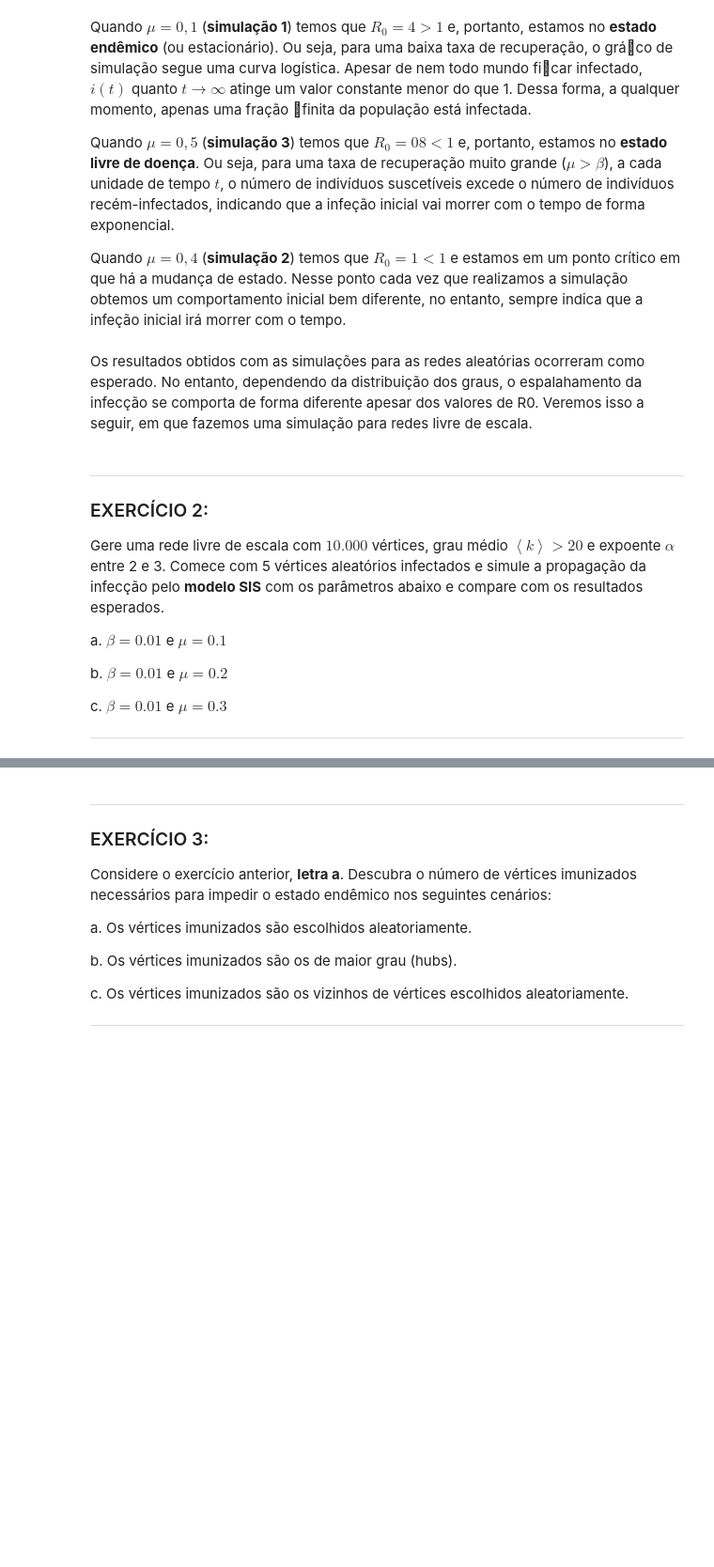
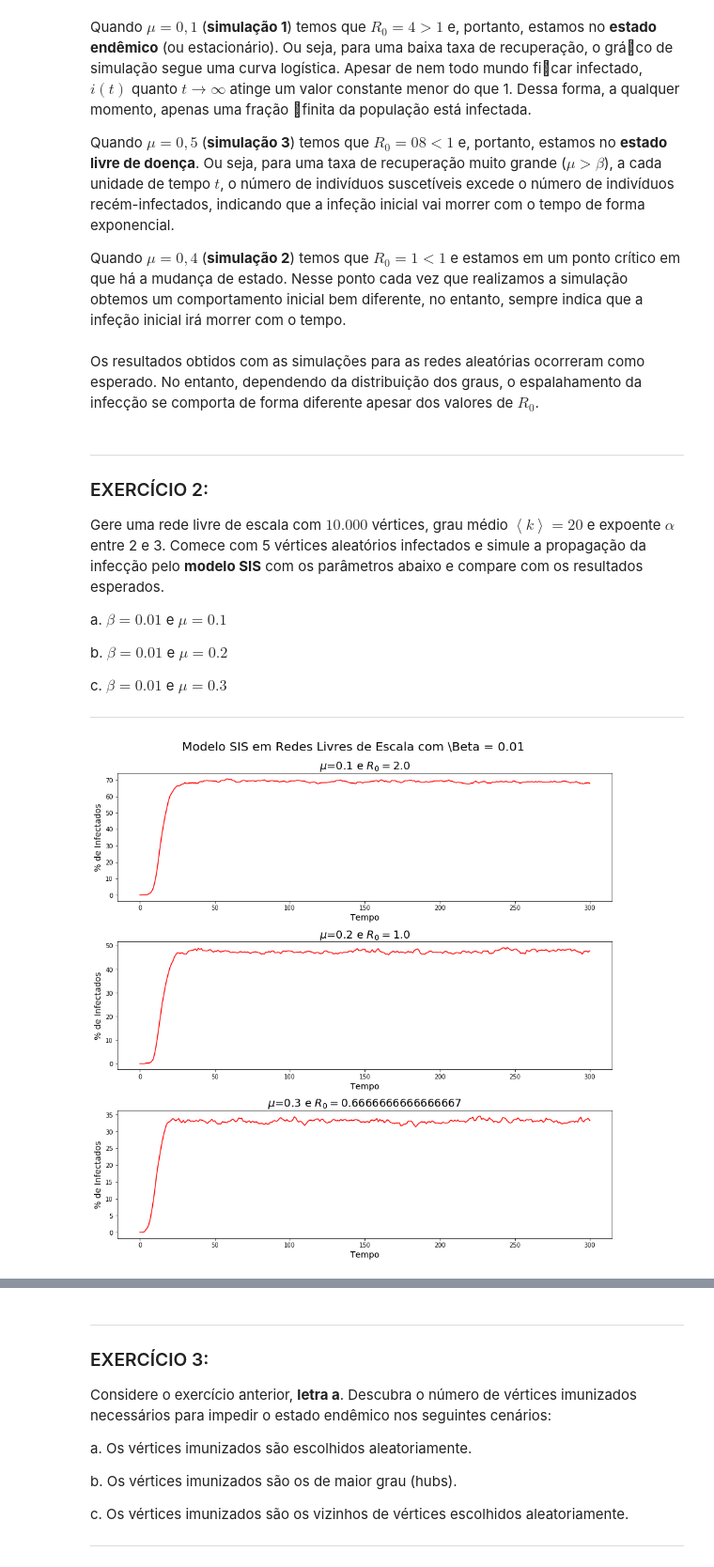
Before and after one commit to anacwagner/FGV_EMAp_Mestrado, a Jupyter notebook: Redes-Complexas-2019/Trabalho Redes - Respostas.ipynb, the cells around one changed output, grey strips where cells are left out. Shown at 94% size. Cells and saved outputs as stored; diff of their text form; code cells hidden in the pictures; blank space fills up the shorter version.

```diff
--- a/Redes-Complexas-2019/Trabalho Redes - Respostas.ipynb
+++ b/Redes-Complexas-2019/Trabalho Redes - Respostas.ipynb
@@ -515,14 +515,14 @@ def RandomGraph(N, k):
     return G
 # %%
 N = 10000
-G = nx.Graph()
-G.add_edges_from(RandomGraph(N, 20))
+RG = nx.Graph()
+RG.add_edges_from(RandomGraph(N, 20))
 # %%
 beta = 0.02
 time = 300
-G1,T1 = SIS(G, beta, 0.1, time)
-G2,T2 = SIS(G, beta, 0.4, time)
-G3,T3 = SIS(G, beta, 0.5, time)
+G1,T1 = SIS(RG, beta, 0.1, time)
+G2,T2 = SIS(RG, beta, 0.4, time)
+G3,T3 = SIS(RG, beta, 0.5, time)
 
 pickle.dump([G,G1,T1,G2,T2,G3,T3], open("Redes/SIS_Random.p", "wb"))
 #[G,G1,T1,G2,T2,G3,T3] = pickle.load(open("Redes/SIS_Random.p", "rb" ))
@@ -554,12 +554,12 @@ Quando $\mu = 0,5$ (**simulação 3**) temos que $R_0 = 08 < 1$ e, portanto, est
 
 Quando $\mu = 0,4$ (**simulação 2**) temos que $R_0 = 1 < 1$ e estamos em um ponto crítico em que há a mudança de estado. Nesse ponto cada vez que realizamos a simulação obtemos um comportamento inicial bem diferente, no entanto, sempre indica que a infeção inicial irá morrer com o tempo.
 # %% [markdown]
-Os resultados obtidos com as simulações para as redes aleatórias ocorreram como esperado. No entanto, dependendo da distribuição dos graus, o espalahamento da infecção se comporta de forma diferente apesar dos valores de R0. Veremos isso a seguir, em que fazemos uma simulação para redes livre de escala.
+Os resultados obtidos com as simulações para as redes aleatórias ocorreram como esperado. No entanto, dependendo da distribuição dos graus, o espalahamento da infecção se comporta de forma diferente apesar dos valores de $R_0$.
 # %% [markdown]
 ___
 ### EXERCÍCIO 2:
 
-Gere uma rede livre de escala com $10.000$ vértices, grau médio $\left \langle k \right \rangle > 20$ e expoente $\alpha$ entre 2 e 3. Comece com 5 vértices aleatórios infectados e simule a propagação da infecção pelo **modelo SIS** com os parâmetros abaixo e compare com os resultados esperados.
+Gere uma rede livre de escala com $10.000$ vértices, grau médio $\left \langle k \right \rangle = 20$ e expoente $\alpha$ entre 2 e 3. Comece com 5 vértices aleatórios infectados e simule a propagação da infecção pelo **modelo SIS** com os parâmetros abaixo e compare com os resultados esperados.
 
 a. $\beta=0.01$ e $\mu=0.1$
 
@@ -569,0 +602,28 @@ ___
+# %%
+N = 10000
+SFG = nx.Graph()
+alpha = 2.5
+SFG.add_edges_from(ScaleFreeGraph(N, 20, alpha))
+# %%
+beta = 0.01
+time = 300
+#G4,T4 = SIS(SFG, beta, 0.1, time)
+#G5,T5 = SIS(SFG, beta, 0.2, time)
+#G6,T6 = SIS(SFG, beta, 0.3, time)
+
+#pickle.dump([SFG,G4,T4,G5,T5,G6,T6], open("Redes/SIS_ScaleFree.p", "wb"))
+[G,G1,T1,G2,T2,G3,T3] = pickle.load(open("Redes/SIS_ScaleFree.p", "rb" ))
+# %%
+fig, axs = plt.subplots(3,1, figsize=(12, 12), constrained_layout=True)
+fig.suptitle('Modelo SIS em Redes Livres de Escala com \Beta = 0.01', fontsize=20)
+T = [T4,T5,T6]
+mu = [0.1,0.2,0.3]
+#axs = axs.ravel()
+for i in range(3):
+    ro = beta*20/mu[i]
+    axs[i].plot([j/N*100 for j in T[i]], color = "red")
+    axs[i].set_title("$\mu$=" + str(mu[i]) + ' e $R_0=$' + str(ro), fontsize=18)
+    axs[i].set_xlabel('Tempo', fontsize=14)
+    axs[i].set_ylabel('% de Infectados', fontsize=14)
+# %% [output]
+[figure, added]
```
Also changed, not shown: parts of 22 cells of this notebook.
